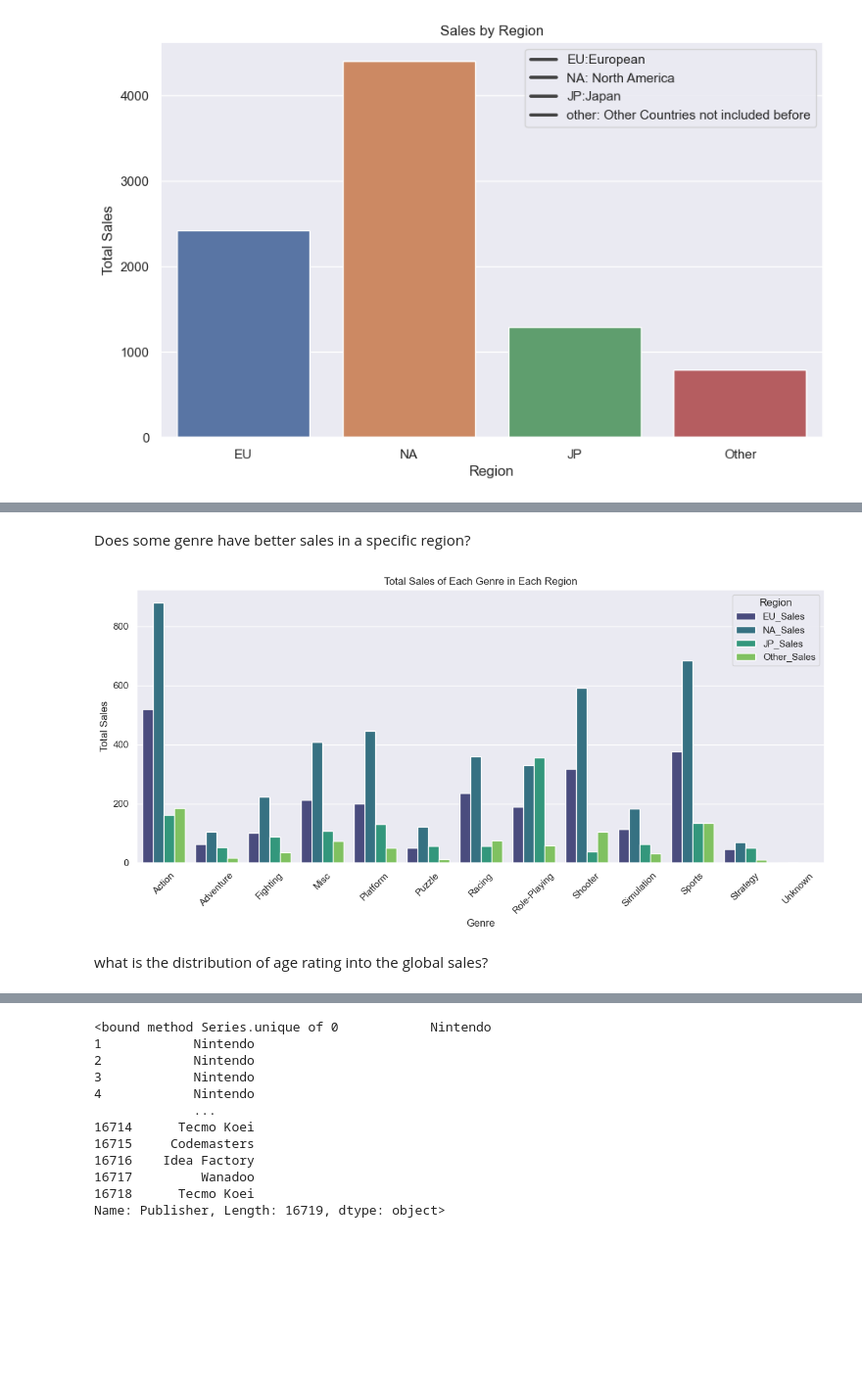
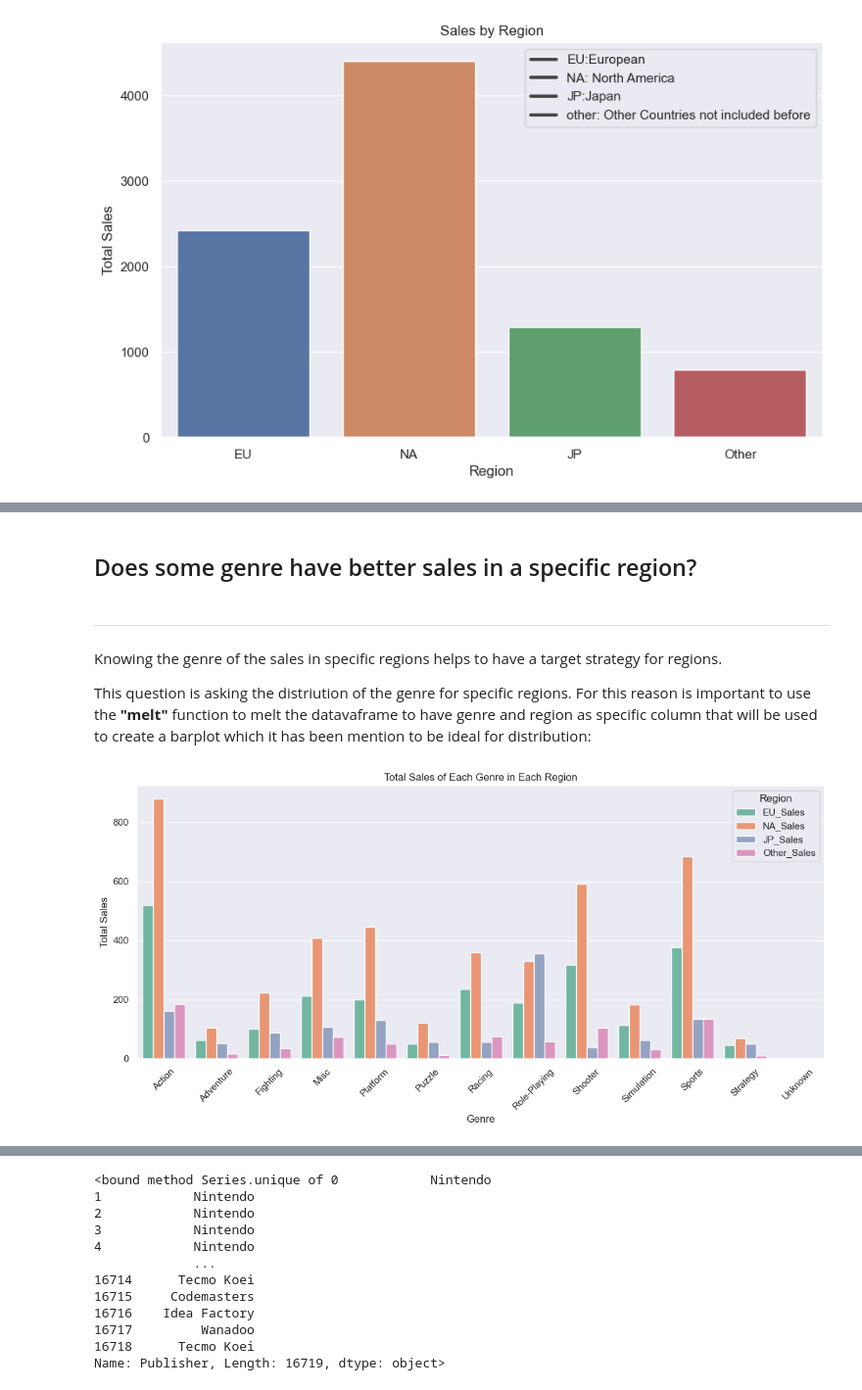
Before and after one commit to Sba23037/CristinaPriolo_DVizHDip_CA1, a Jupyter notebook: CristinaPriolo_DVizHDip_CA1.ipynb, the cells around one changed output, grey strips where cells are left out. Shown: that part at 98% size. Cells and saved outputs as stored; diff of their text form; code cells hidden in the pictures; blank space fills up the shorter version.

```diff
--- a/CristinaPriolo_DVizHDip_CA1.ipynb
+++ b/CristinaPriolo_DVizHDip_CA1.ipynb
@@ -899,22 +931,22 @@ plt.show()
 # %% [markdown]
-Does some genre have better sales in a specific region?
+## Does some genre have better sales in a specific region?
+# %% [markdown]
+--------------------------------------------------------------------------------------------------------
+# %% [markdown]
+Knowing the genre of the sales in specific regions helps to have a target strategy for regions.
+
+This question is asking the distriution of the genre for specific regions. For this reason is important to use the **"melt"** function to melt the datavaframe to have genre and region as specific column that will be used to create a barplot which it has been mention to be ideal for distribution:
 # %%
 genre_sales = df.groupby('Genre')[['EU_Sales', 'NA_Sales', 'JP_Sales', 'Other_Sales']].sum().reset_index()
-
-# Melt the DataFrame to have 'Genre' as a column and 'Region' as another column
 genre_sales_melted = genre_sales.melt(id_vars='Genre', var_name='Region', value_name='Total_Sales')
-
-# Create a grouped bar plot
 plt.figure(figsize=(12, 6))
-sns.barplot(data=genre_sales_melted, x='Genre', y='Total_Sales', hue='Region', palette='viridis')
+sns.barplot(data=genre_sales_melted, x='Genre', y='Total_Sales', hue='Region', palette='Set2')
 plt.xlabel('Genre')
 plt.ylabel('Total Sales')
 plt.title('Total Sales of Each Genre in Each Region')
 plt.legend(title='Region', loc='upper right')
 plt.xticks(rotation=45)
 plt.tight_layout()
 plt.show()
 # %% [output]
-[figure, old version]
+[figure, new version]
-# %% [markdown]
-what is the distribution of age rating into the global sales?
```
Also changed, not shown: parts of 33 cells of this notebook.
